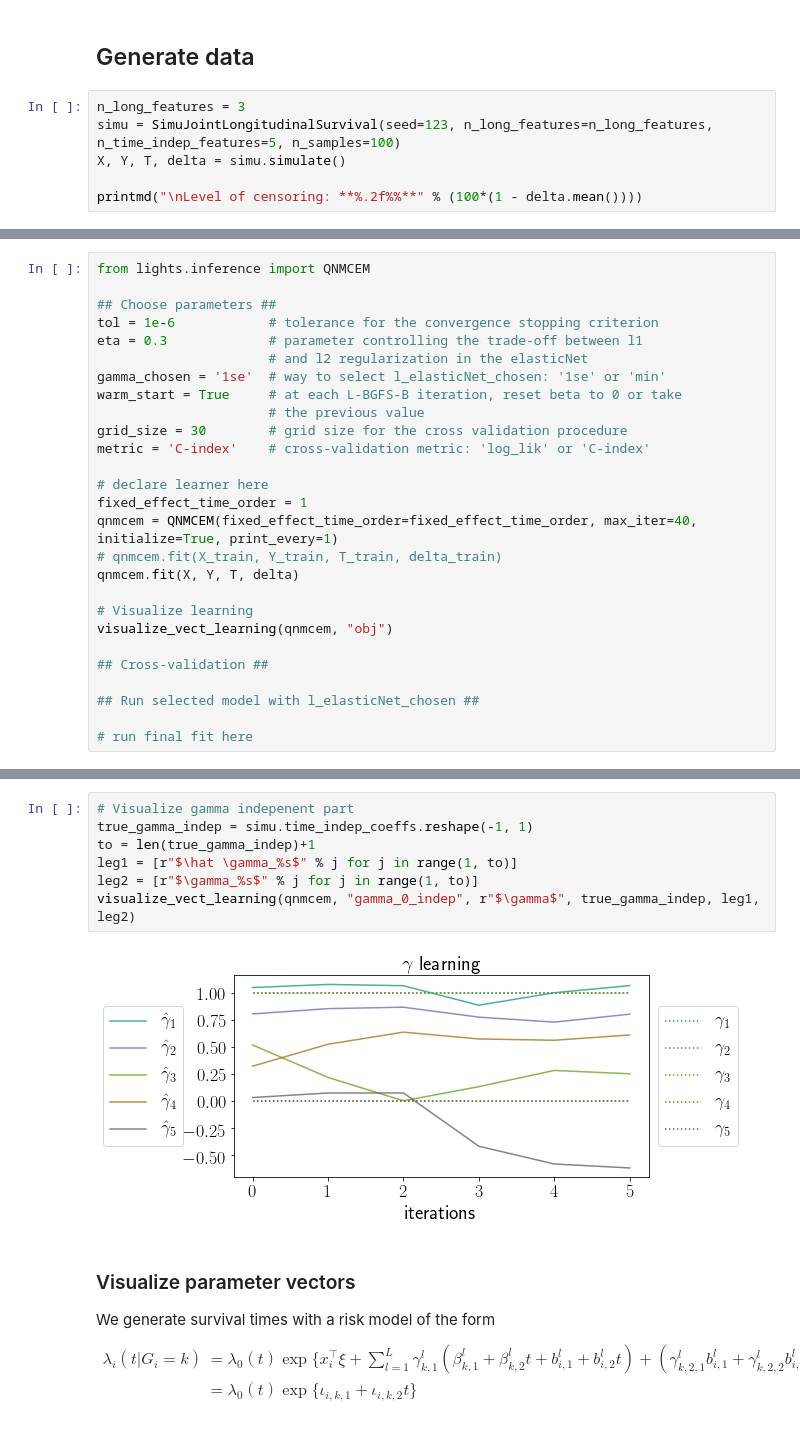
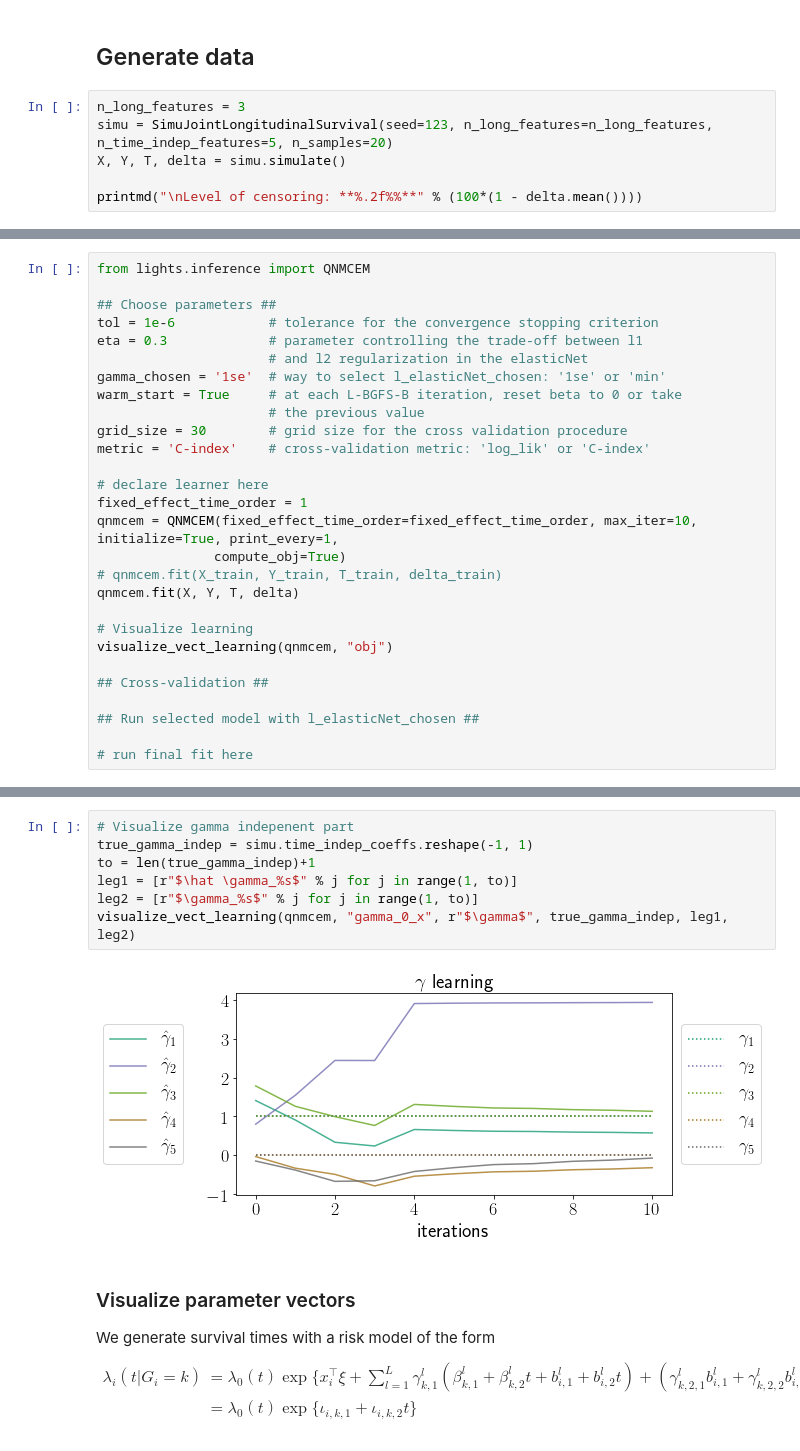
Before and after one commit to Califrais/flash, a Jupyter notebook: Lights tutorial.ipynb, the cells around one changed output, grey strips where cells are left out. Saved outputs shown, nothing was run; the diff lists cells and outputs as text.

```diff
--- a/Lights tutorial.ipynb
+++ b/Lights tutorial.ipynb
@@ -26,7 +26,7 @@ def printmd(string):
 ## Generate data
 # %%
 n_long_features = 3
-simu = SimuJointLongitudinalSurvival(seed=123, n_long_features=n_long_features, n_time_indep_features=5, n_samples=100)
+simu = SimuJointLongitudinalSurvival(seed=123, n_long_features=n_long_features, n_time_indep_features=5, n_samples=20)
 X, Y, T, delta = simu.simulate()
 
 printmd("\nLevel of censoring: **%.2f%%**" % (100*(1 - delta.mean())))
@@ -51,7 +51,8 @@ metric = 'C-index'    # cross-validation metric: 'log_lik' or 'C-index'
 
 # declare learner here
 fixed_effect_time_order = 1
-qnmcem = QNMCEM(fixed_effect_time_order=fixed_effect_time_order, max_iter=40, initialize=True, print_every=1)
+qnmcem = QNMCEM(fixed_effect_time_order=fixed_effect_time_order, max_iter=10, initialize=True, print_every=1,
+               compute_obj=True)
 # qnmcem.fit(X_train, Y_train, T_train, delta_train)
 qnmcem.fit(X, Y, T, delta)
 
@@ -112,12 +113,12 @@ visualize_vect_learning(qnmcem, "xi", r"$\xi$", true_xi, leg1, leg2)
 # %%
 # Visualize gamma indepenent part
 true_gamma_indep = simu.time_indep_coeffs.reshape(-1, 1)
 to = len(true_gamma_indep)+1
 leg1 = [r"$\hat \gamma_%s$" % j for j in range(1, to)]
 leg2 = [r"$\gamma_%s$" % j for j in range(1, to)]
-visualize_vect_learning(qnmcem, "gamma_0_indep", r"$\gamma$", true_gamma_indep, leg1, leg2)
+visualize_vect_learning(qnmcem, "gamma_0_x", r"$\gamma$", true_gamma_indep, leg1, leg2)
 # %% [output]
-[figure, old version]
+[figure, new version]
 # %% [markdown]
 ### Visualize parameter vectors
 We generate survival times with a risk model of the form
```
Also changed, not shown: parts of 5 cells of this notebook.
